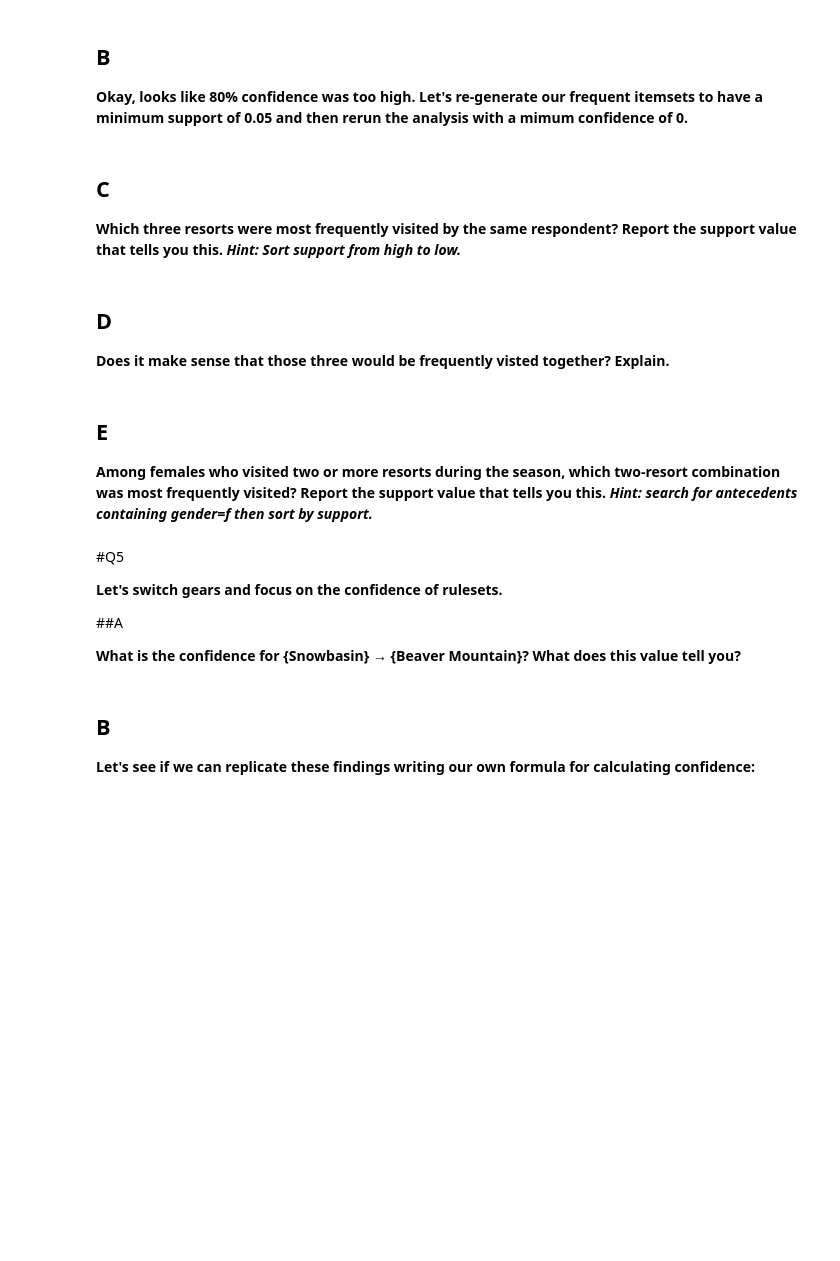
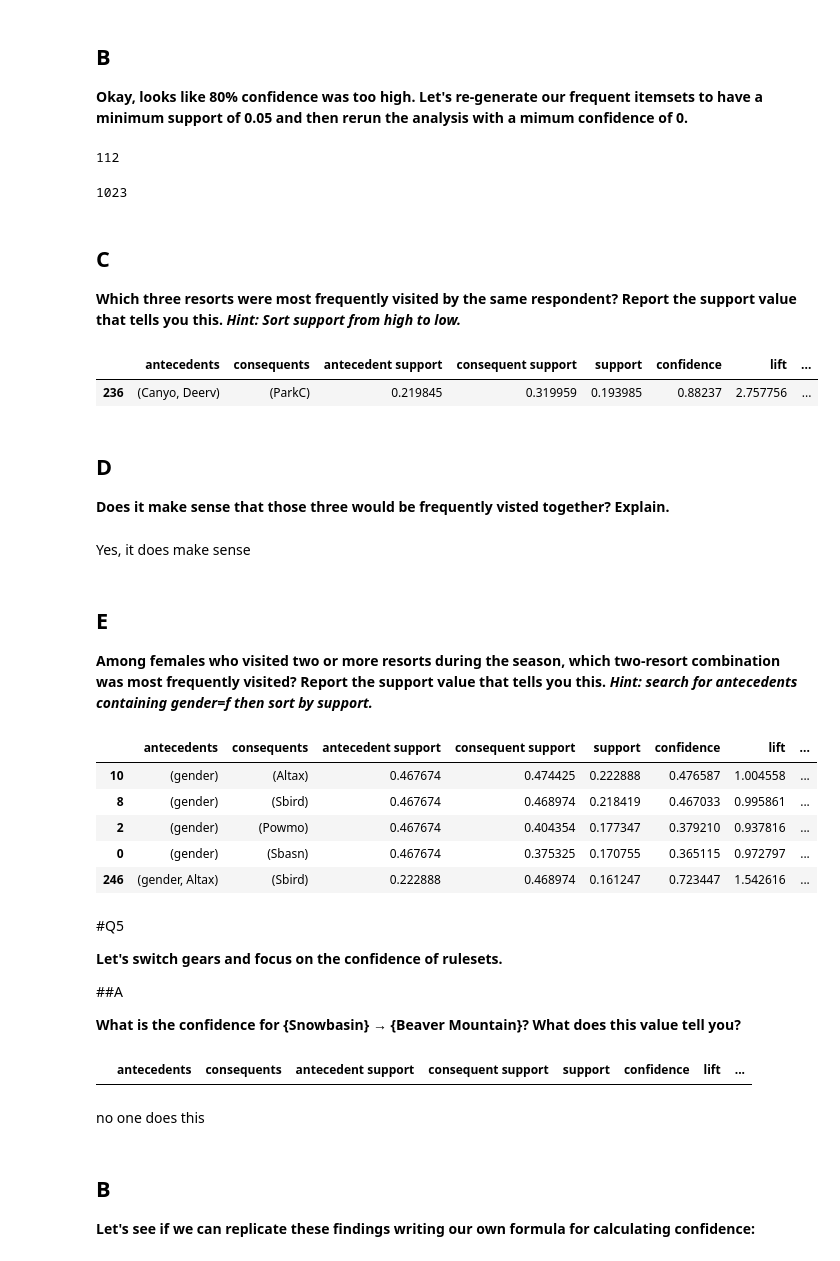
Before and after one commit to Tuckersteward/Spring-2025, a Jupyter notebook: Data 3300/Python/Unit 3/ICE Association Rules Analysis/ICE_Association Rules_Template_final (1).ipynb, the cells around one changed output. Saved outputs shown, nothing was run; the diff lists cells and outputs as text; code cells hidden in the pictures; blank space fills up the shorter version.

```diff
--- a/Data 3300/Python/Unit 3/ICE Association Rules Analysis/ICE_Association Rules_Template_final (1).ipynb
+++ b/Data 3300/Python/Unit 3/ICE Association Rules Analysis/ICE_Association Rules_Template_final (1).ipynb
@@ -135,4 +219,7 @@ What is the support of {Female, Snowbird}? What does this support value indicate
 
 **Okay, looks like 80% confidence was too high. Let's re-generate our frequent itemsets to have a minimum support of 0.05 and then rerun the analysis with a mimum confidence of 0.**
 # %%
- = apriori(df, min_support = , use_colnames=True)
+rules = apriori(df, min_support = 0.05, use_colnames=True)
+len(rules)
+# %% [output]
+112
@@ -142,15 +226,56 @@ ar_table
+# %%
+rules = apriori(df, min_support = 0.00001, use_colnames=True)
+len(rules)
+# %% [output]
+1023
 # %% [markdown]
 ## C
 
 **Which three resorts were most frequently visited by the same respondent? Report the support value that tells you this. *Hint: Sort support from high to low.***
+# %%
+df_clean = df.drop(columns='gender') if 'gender' in df.columns else df
+
+freq_rs = apriori(df_clean, min_support=0.05, use_colnames=True)
+rules = association_rules(freq_rs, metric='confidence', min_threshold=0)
+
+# Now filter for 3-resort combinations (2 in antecedent, 1 in consequent)
+three_resort_combos = rules[(rules['antecedents'].apply(len) == 2) &
+                            (rules['consequents'].apply(len) == 1)]
+
+# Sort by support and show top result
+top_three_resorts = three_resort_combos.sort_values(by='support', ascending=False)
+top_three_resorts.head(1)
+# %% [output]
+|  | antecedents | consequents | antecedent support | consequent support | support | confidence | lift | ... |
+| 236 | (Canyo, Deerv) | (ParkC) | 0.219845 | 0.319959 | 0.193985 | 0.88237 | 2.757756 | ... |
 # %% [markdown]
 ## D
 
 **Does it make sense that those three would be frequently visted together? Explain.**
+# %% [markdown]
+Yes, it does make sense
 # %% [markdown]
 ## E
 
 **Among females who visited two or more resorts during the season, which two-resort combination was most frequently visited? Report the support value that tells you this. *Hint: search for antecedents containing gender=f then sort by support.***
+# %%
+frequent_sets = apriori(df, min_support=0.01, use_colnames=True)
+
+rules = association_rules(frequent_sets, metric="support", min_threshold=0)
+
+female_resort_rules = rules[
+    rules['antecedents'].apply(lambda x: 'gender' in x) &
+    rules['consequents'].apply(lambda x: len(x) == 1 and 'gender' not in x)
+]
+
+female_resort_rules.sort_values(by='support', ascending=False).head()
+# %% [output]
+|  | antecedents | consequents | antecedent support | consequent support | support | confidence | lift | ... |
+| 10 | (gender) | (Altax) | 0.467674 | 0.474425 | 0.222888 | 0.476587 | 1.004558 | ... |
+| 8 | (gender) | (Sbird) | 0.467674 | 0.468974 | 0.218419 | 0.467033 | 0.995861 | ... |
+| 2 | (gender) | (Powmo) | 0.467674 | 0.404354 | 0.177347 | 0.379210 | 0.937816 | ... |
+| 0 | (gender) | (Sbasn) | 0.467674 | 0.375325 | 0.170755 | 0.365115 | 0.972797 | ... |
+| 246 | (gender, Altax) | (Sbird) | 0.222888 | 0.468974 | 0.161247 | 0.723447 | 1.542616 | ... |
 # %% [markdown]
 #Q5
 
@@ -159,6 +284,19 @@ ar_table
 ##A
 
 **What is the confidence for {Snowbasin} → {Beaver Mountain}? What does this value tell you?**
+# %%
+df_apriori = df.astype(bool)
+frequent_itemsets = apriori(df_apriori, min_support=0.01, use_colnames=True)
+
+rules = association_rules(frequent_itemsets, metric="confidence", min_threshold=0.01)
+
+rule_confidence = rules[(rules['antecedents'] == frozenset({'Sbasn'})) & (rules['consequents'] == frozenset({'BeavM'}))]
+
+rule_confidence
+# %% [output]
+|  | antecedents | consequents | antecedent support | consequent support | support | confidence | lift | ... |
+# %% [markdown]
+no one does this
 # %% [markdown]
 ## B
 
```
Also changed, not shown: parts of 30 cells of this notebook.
